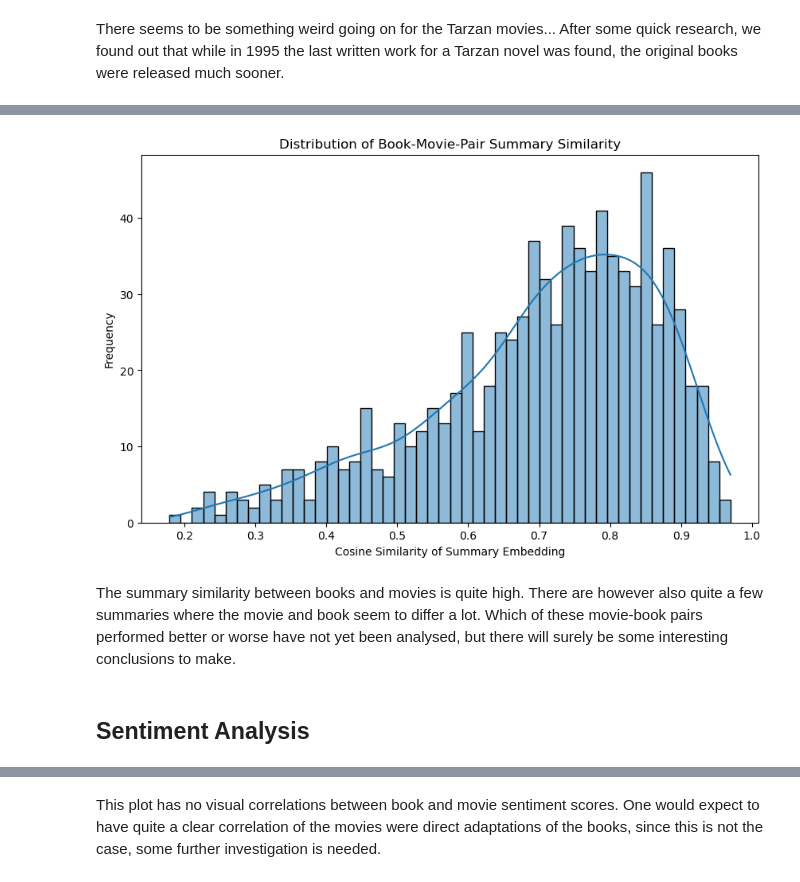
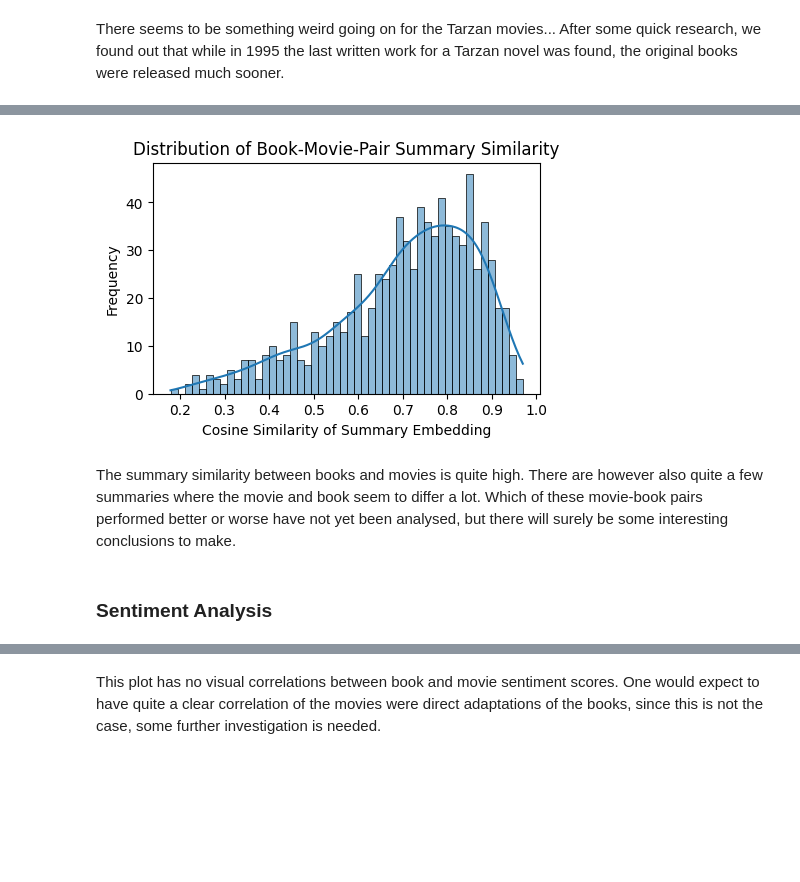
Before and after one commit to epfl-ada/ada-2024-project-datadruids, a Jupyter notebook: results.ipynb, the cells around one changed output, grey strips where cells are left out. Saved outputs shown, nothing was run; the diff lists cells and outputs as text; code cells hidden in the pictures; blank space fills up the shorter version.

```diff
--- a/results.ipynb
+++ b/results.ipynb
@@ -348,5 +156,7 @@ nlp_df.head()
 # %%
-plt.figure(figsize=(10, 6))
+nlp_df = load_dataset("ada-datadruids/bookfilm_summaries_with_similarity_and_sentiment")['train'].to_pandas()
+display(nlp_df.head(5))
+plt.figure(figsize=(5, 3))
 sns.histplot(nlp_df['similarity'], bins=50, kde=True)
 plt.title('Distribution of Book-Movie-Pair Summary Similarity')
 plt.xlabel('Cosine Similarity of Summary Embedding')
@@ -356,8 +172,8 @@ plt.show()
-[figure, old version]
+[figure, new version]
 # %% [markdown]
 The summary similarity between books and movies is quite high. There are however also quite a few summaries where the movie and book seem to differ a lot. Which of these movie-book pairs performed better or worse have not yet been analysed, but there will surely be some interesting conclusions to make.
 # %% [markdown]
-## Sentiment Analysis
+### Sentiment Analysis
 # %%
 sns.scatterplot(x=nlp_df['book_sentiment_score'], y=nlp_df['film_sentiment_score'])
 
```
Also changed, not shown: parts of 156 cells of this notebook, 23 other files.
